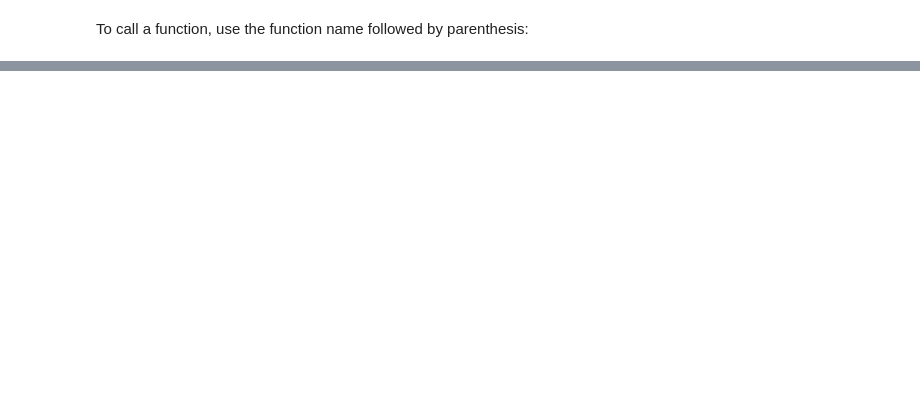
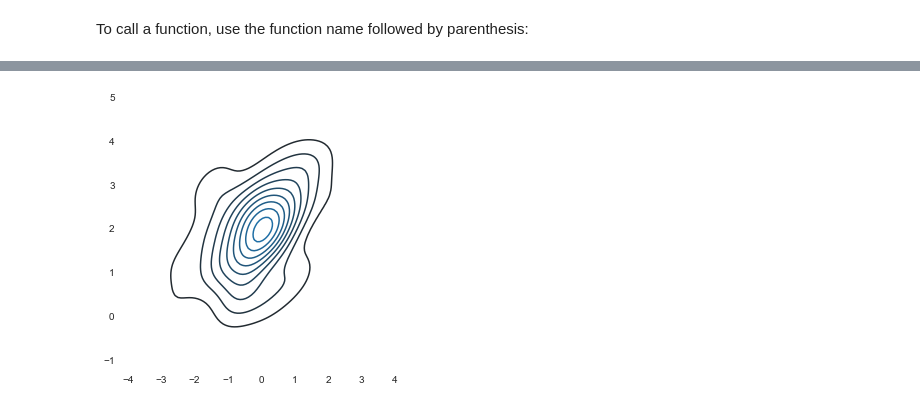
Before and after one commit to ninadicara/intro-to-python, a Jupyter notebook: intro-to-python.ipynb, the cells around one changed output, grey strips where cells are left out. Cells and saved outputs as stored; diff of their text form; code cells hidden in the pictures; blank space fills up the shorter version.

```diff
--- a/intro-to-python.ipynb
+++ b/intro-to-python.ipynb
@@ -93,0 +378,21 @@ import Graphy2
+# %%
+"""
+This is a basic example of how to use the library to create a kdeplot in Python
+"""
+from graphy2.core import Graphy
+import numpy as np; np.random.seed(10)
+import pandas as pd
+if __name__ == "__main__":
+
+    import seaborn as sns
+    import os
+
+    # Load an example dataset from seaborn as the sample dataset
+    mean, cov = [0, 2], [(1, .5), (.5, 1)]
+    x, y = np.random.multivariate_normal(mean, cov, size=50).T
+    data = pd.DataFrame({'X': x, 'Y':y}, columns = ['X', 'Y'])
+
+    # Call graphy2 to produce a box plot
+    Graphy(data).kde_plot()
+# %% [output]
+[figure, added]
```
Also changed, not shown: parts of 39 cells of this notebook, 2 other files.
